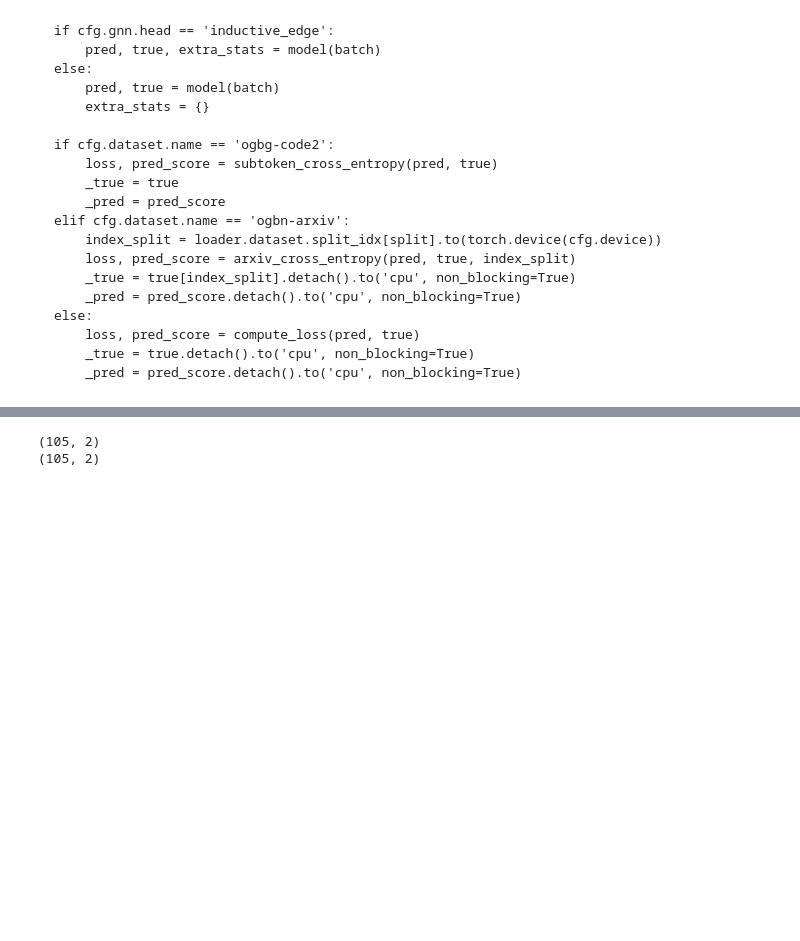
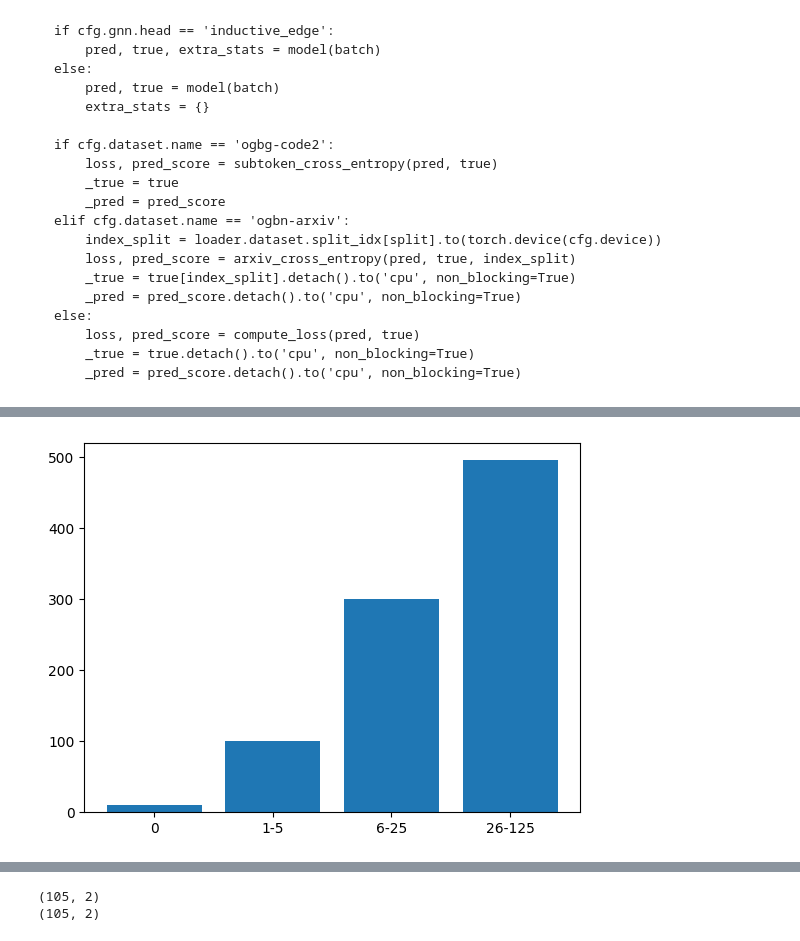
Before and after one commit to JonasDeSchouwer/MSc-thesis, a Jupyter notebook: inspecting-attention-weights.ipynb, the cells around one changed output, grey strips where cells are left out. Saved outputs shown, nothing was run; the diff lists cells and outputs as text; code cells hidden in the pictures; blank space fills up the shorter version.

```diff
--- a/inspecting-attention-weights.ipynb
+++ b/inspecting-attention-weights.ipynb
@@ -303 +314,15 @@ layers.4 112 112 112
+# %%
+bar0 = sum(d==0 for d in data)
+bar1_5 = sum(1 <= d <= 5 for d in data)
+bar6_25 = sum(6 <= d <= 25 for d in data)
+bar26_ = sum(26 <= d for d in data)
+
+# Plotting the histogram
+bars = ['0', '1-5', '6-25', '26-125']
+heights = [bar0, bar1_5, bar6_25, bar26_]
+
+plt.bar(bars, heights)
+plt.show()
+# %% [output]
+[figure, added]
 # %%
```
Also changed, not shown: parts of 24 cells of this notebook, 3 other files.
